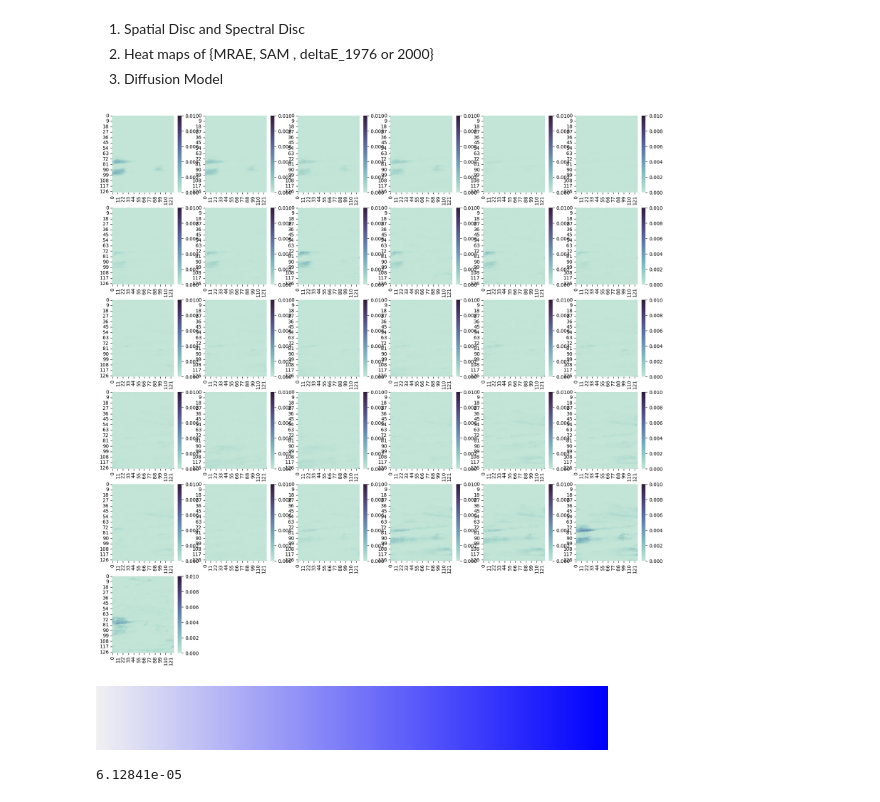
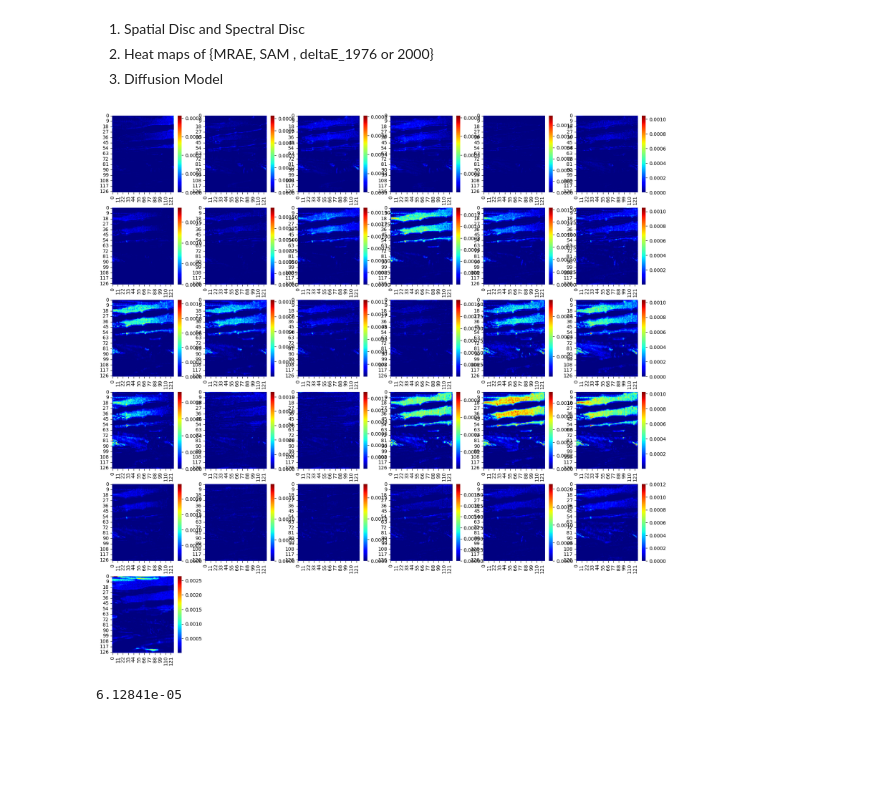
Before and after one commit to Karl-Liu-ch/Spectral_Reconstruction, a Jupyter notebook: visualization.ipynb, the cells around one changed output. Saved outputs shown, nothing was run; the diff lists cells and outputs as text; code cells hidden in the pictures; blank space fills up the shorter version.

```diff
--- a/visualization.ipynb
+++ b/visualization.ipynb
@@ -48,29 +48,29 @@ import scipy.io
 import numpy as np
 import cv2
 # %%
-realroot = '/work3/s212645/Spectral_Reconstruction/RealHyperSpectrum/SNCWGAN/'
-fakeroot = '/work3/s212645/Spectral_Reconstruction/FakeHyperSpectrum/SNCWGAN/'
+# realroot = '/work3/s212645/Spectral_Reconstruction/RealHyperSpectrum/SNCWGAN/'
+# fakeroot = '/work3/s212645/Spectral_Reconstruction/FakeHyperSpectrum/SNCWGAN/'
 # realroot = '/work3/s212645/Spectral_Reconstruction/RealHyperSpectrum/D2GAN/'
 # fakeroot = '/work3/s212645/Spectral_Reconstruction/FakeHyperSpectrum/D2GAN/'
 # realroot = '/work3/s212645/Spectral_Reconstruction/RealHyperSpectrum/SNCWGANNoNoise/'
 # fakeroot = '/work3/s212645/Spectral_Reconstruction/FakeHyperSpectrum/SNCWGANNoNoise/'
-# realroot = '/work3/s212645/Spectral_Reconstruction/RealHyperSpectrum/SNCWGANNoNoise/'
-# fakeroot = '/work3/s212645/Spectral_Reconstruction/FakeHyperSpectrum/SNCWGANNoNoise/'
+realroot = '/work3/s212645/Spectral_Reconstruction/RealHyperSpectrum/SNCWGANNoNoise/'
+fakeroot = '/work3/s212645/Spectral_Reconstruction/FakeHyperSpectrum/SNCWGANNoNoise/'
 
 name = '009.mat'
 
-fake = scipy.io.loadmat(fakeroot + name)['rgb']
-fake = (fake - fake.min()) / (fake.max()-fake.min())
+fakergb = scipy.io.loadmat(fakeroot + name)['rgb']
+fakergb = (fakergb - fakergb.min()) / (fakergb.max()-fakergb.min())
 
-real = scipy.io.loadmat(realroot + name)['rgb']
-real = (real - real.min()) / (real.max()-real.min())
+realrgb = scipy.io.loadmat(realroot + name)['rgb']
+realrgb = (realrgb - realrgb.min()) / (realrgb.max()-realrgb.min())
 
 plt.figure(figsize=[12,6])
 plt.subplot(1, 2, 1)
-plt.imshow(real)
+plt.imshow(realrgb)
 plt.title('Ground Truth')
 plt.subplot(1, 2, 2)
-plt.imshow(fake)
+plt.imshow(fakergb)
 plt.title('Fake Generation')
 # %% [output]
 Text(0.5, 1.0, 'Fake Generation')
@@ -105,16 +114,13 @@ real = scipy.io.loadmat(realroot + name)['cube']
 # %%
 plt.figure(figsize=[20,20])
 COLOR = sns.cubehelix_palette(start=.5, rot=-.5, as_cmap=True)
+COLOR = sns.color_palette("light:b", as_cmap=True)
 for i in range(31):
     data = MRAE(real, fake)[:,:,i]
     plt.subplot(6, 6, i+1)
-    sns.heatmap(data, vmin = 0, vmax = 0.01, cmap=COLOR)
+    sns.heatmap(data, cmap='jet')
 # %% [output]
-[figure, old version]
+[figure, new version]
-# %%
-sns.color_palette("light:b", as_cmap=True)
-# %% [output]
-[figure, removed]
 # %%
 print(MRAE(fake, real).mean())
 # %% [output]
```
Also changed, not shown: parts of 8 cells of this notebook, 5 other files.
